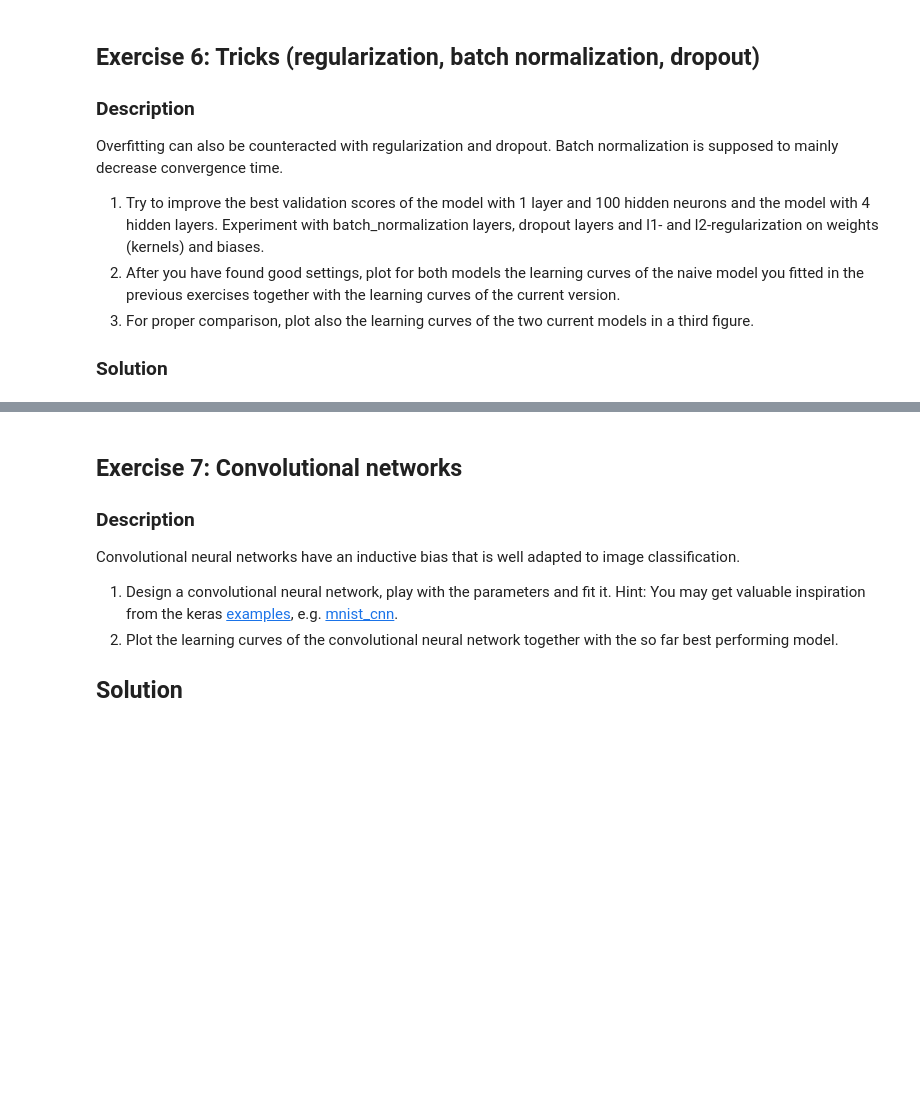
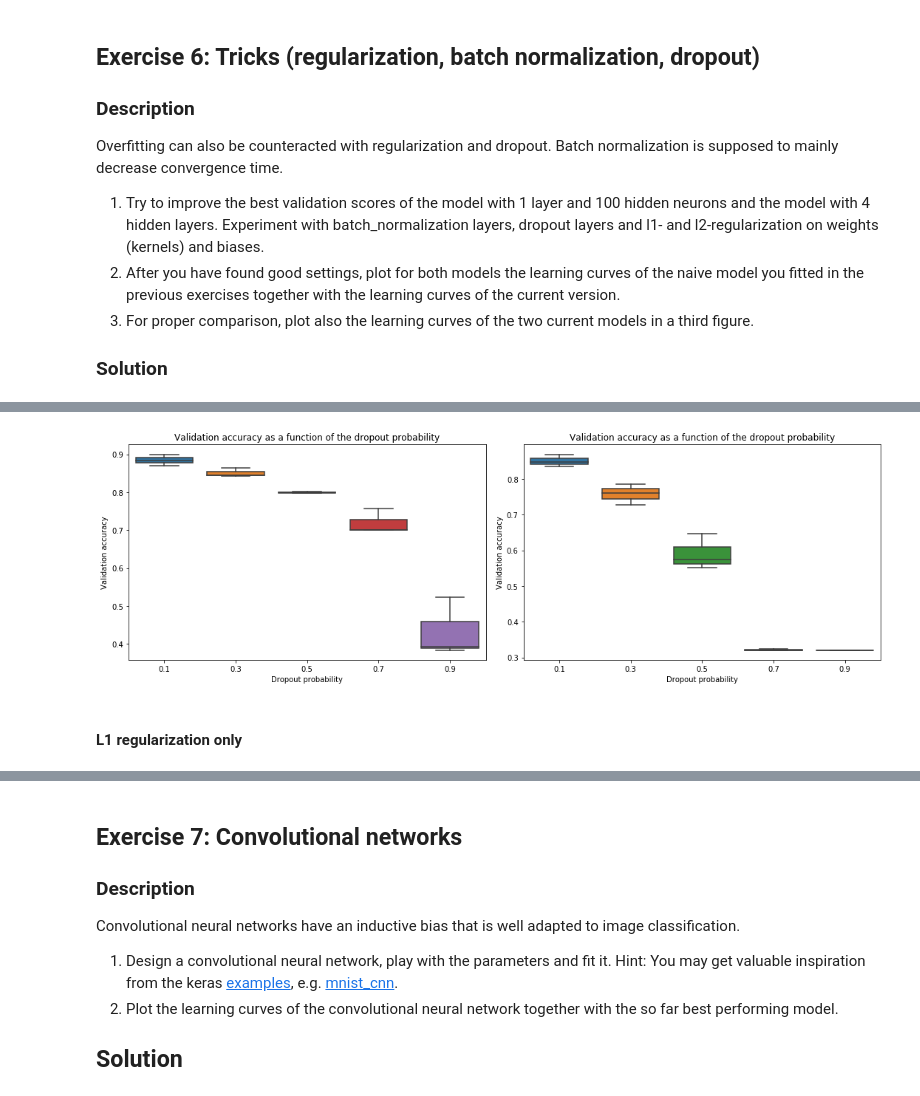
Before and after one commit to SSappy/ANN-Project-1, a Jupyter notebook: miniproject1.ipynb, the cells around one changed output, grey strips where cells are left out. Drawn from its saved outputs; the diff is of its cells as text; code cells hidden in the pictures; blank space fills up the shorter version.

Commit message:
Ex 6 : dropout l1 l2 data

```diff
--- a/miniproject1.ipynb
+++ b/miniproject1.ipynb
@@ -1001,10 +1014,6 @@ for i, model in enumerate(models):
                             validation_data=(x_test, y_test)
                            )
 
-        """score = model.evaluate(x_test, y_test, verbose=0)
-        loss_score = score[0]
-        accuracy_score = score[1]"""
-
         loss_scores[i].append(history.history['val_loss'])
         accuracy_scores[i].append(history.history['val_acc'])
 # %%
@@ -1082,0 +1224,42 @@ Overfitting can also be counteracted with regularization and dropout. Batch norm
+# %%
+"""
+Loading the model and the history.
+"""
+histories1 = load_obj('ex6_dropout_histories1')
+histories4 = load_obj('ex6_dropout_histories4')
+# %%
+for i in range(len(histories1)):
+    for j in range(len(histories1[0])):
+        histories1[i][j] = histories1[i][j]['val_acc']
+histories1 = np.array(histories1)
+val_acc1 = np.max(histories1, axis=2)
+
+for i in range(len(histories1)):
+    for j in range(len(histories1[0])):
+        histories4[i][j] = histories4[i][j]['val_acc']
+histories4 = np.array(histories4)
+val_acc4 = np.max(histories4, axis=2)
+# %%
+import seaborn as sns
+
+fig, ax = plt.subplots(1, 2, figsize=(15,5))
+
+sns.boxplot(data=val_acc1.T, ax=ax[0])
+ax[0].set_title('Validation accuracy as a function of the dropout probability')
+ax[0].set_ylabel('Validation accuracy')
+ax[0].set_xlabel('Dropout probability')
+ax[0].set_xticklabels(dropout_probability, fontsize=10)
+
+sns.boxplot(data=val_acc4.T, ax=ax[1])
+ax[1].set_title('Validation accuracy as a function of the dropout probability')
+ax[1].set_ylabel('Validation accuracy')
+ax[1].set_xlabel('Dropout probability')
+ax[1].set_xticklabels(dropout_probability, fontsize=10)
+
+plt.tight_layout()
+
+plt.show()
+# %% [output]
+[figure, added]
+# %% [markdown]
+#### L1 regularization only
```
Also changed, not shown: parts of 16 cells of this notebook, 9 other files.
